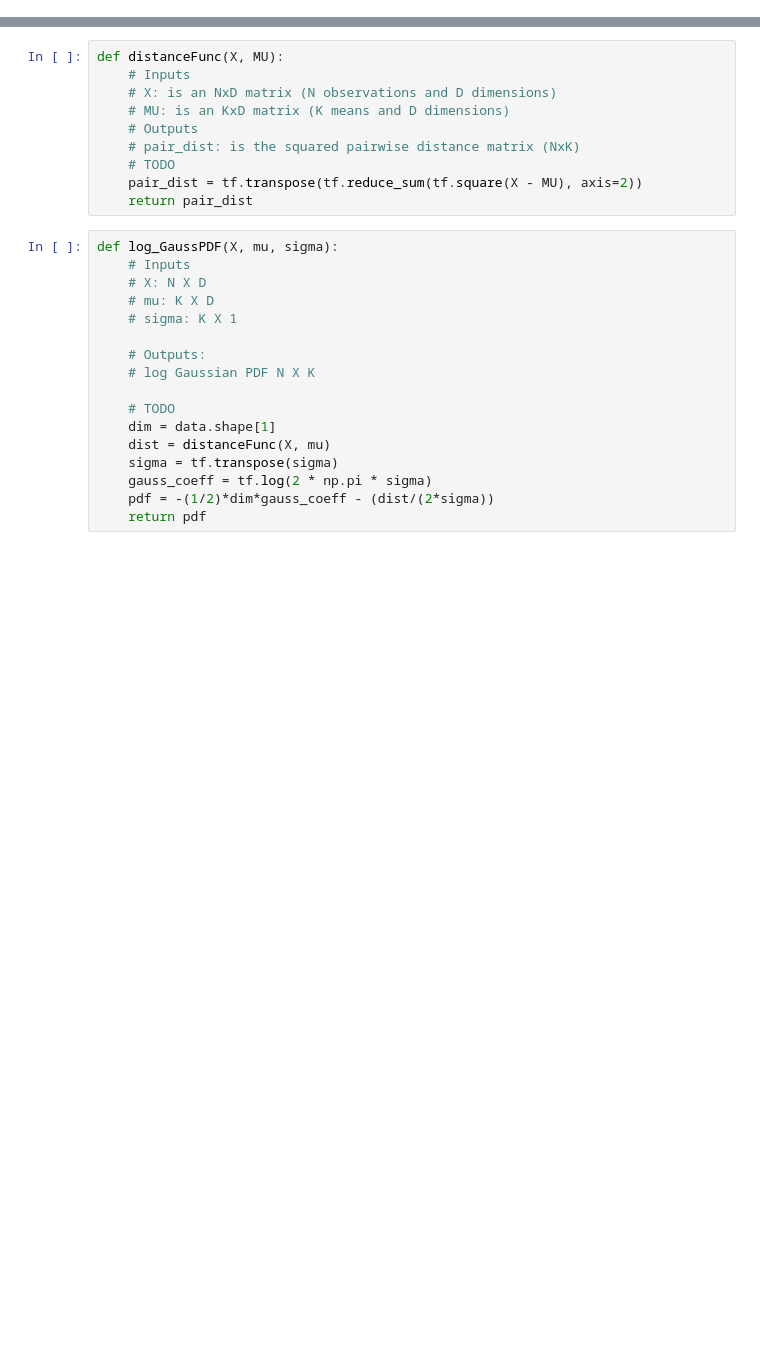
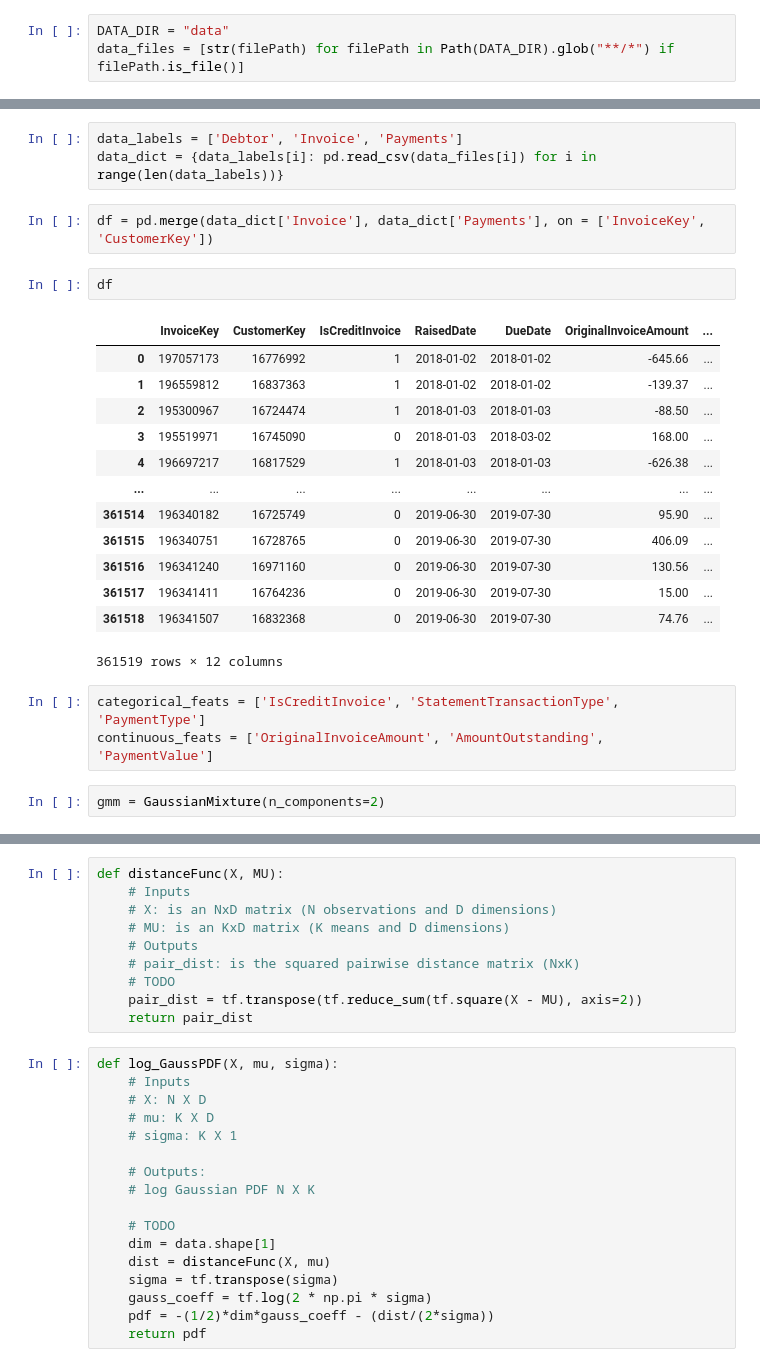
Before and after one commit to dianaescoboza/CAPSTONE, a Jupyter notebook: EM_Clustering.ipynb, the cells around one changed output, grey strips where cells are left out. Cells and saved outputs as stored; diff of their text form; blank space fills up the shorter version.

```diff
--- a/EM_Clustering.ipynb
+++ b/EM_Clustering.ipynb
@@ -4,0 +10,3 @@ import tensorflow as tf
+# %%
+DATA_DIR = "data"
+data_files = [str(filePath) for filePath in Path(DATA_DIR).glob("**/*") if filePath.is_file()]
@@ -4,0 +67,26 @@ import tensorflow as tf
+# %%
+data_labels = ['Debtor', 'Invoice', 'Payments']
+data_dict = {data_labels[i]: pd.read_csv(data_files[i]) for i in range(len(data_labels))}
+# %%
+df = pd.merge(data_dict['Invoice'], data_dict['Payments'], on = ['InvoiceKey', 'CustomerKey'])
+# %%
+df
+# %% [output]
+|  | InvoiceKey | CustomerKey | IsCreditInvoice | RaisedDate | DueDate | OriginalInvoiceAmount | ... |
+| 0 | 197057173 | 16776992 | 1 | 2018-01-02 | 2018-01-02 | -645.66 | ... |
+| 1 | 196559812 | 16837363 | 1 | 2018-01-02 | 2018-01-02 | -139.37 | ... |
+| 2 | 195300967 | 16724474 | 1 | 2018-01-03 | 2018-01-03 | -88.50 | ... |
+| 3 | 195519971 | 16745090 | 0 | 2018-01-03 | 2018-03-02 | 168.00 | ... |
+| 4 | 196697217 | 16817529 | 1 | 2018-01-03 | 2018-01-03 | -626.38 | ... |
+| ... | ... | ... | ... | ... | ... | ... | ... |
+| 361514 | 196340182 | 16725749 | 0 | 2019-06-30 | 2019-07-30 | 95.90 | ... |
+| 361515 | 196340751 | 16728765 | 0 | 2019-06-30 | 2019-07-30 | 406.09 | ... |
+| 361516 | 196341240 | 16971160 | 0 | 2019-06-30 | 2019-07-30 | 130.56 | ... |
+| 361517 | 196341411 | 16764236 | 0 | 2019-06-30 | 2019-07-30 | 15.00 | ... |
+| 361518 | 196341507 | 16832368 | 0 | 2019-06-30 | 2019-07-30 | 74.76 | ... |
+361519 rows × 12 columns
+# %%
+categorical_feats = ['IsCreditInvoice', 'StatementTransactionType', 'PaymentType']
+continuous_feats = ['OriginalInvoiceAmount', 'AmountOutstanding', 'PaymentValue']
+# %%
+gmm = GaussianMixture(n_components=2)
```
Also changed, not shown: parts of 7 cells of this notebook.
